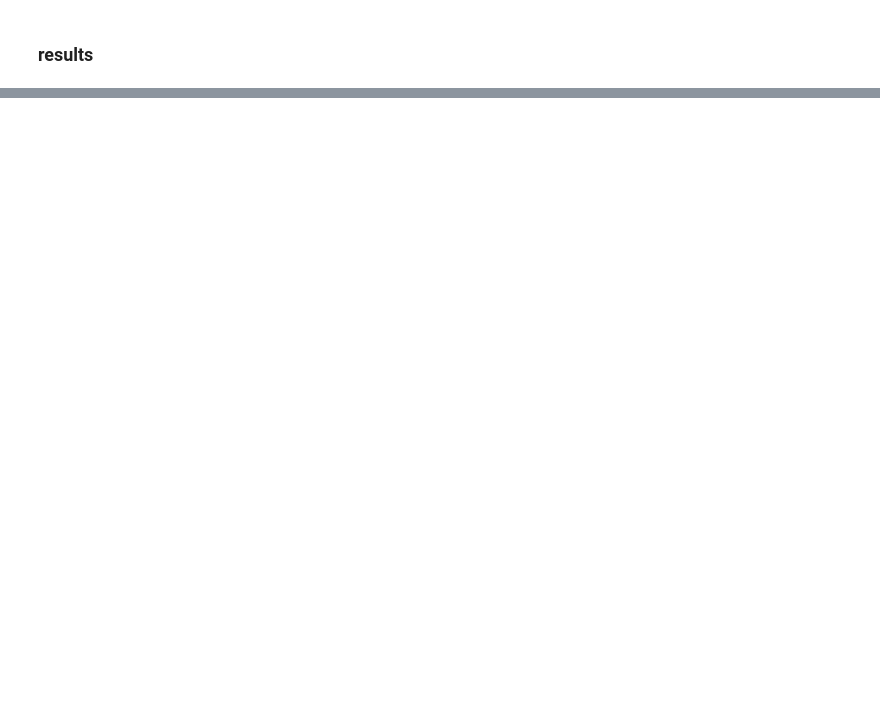
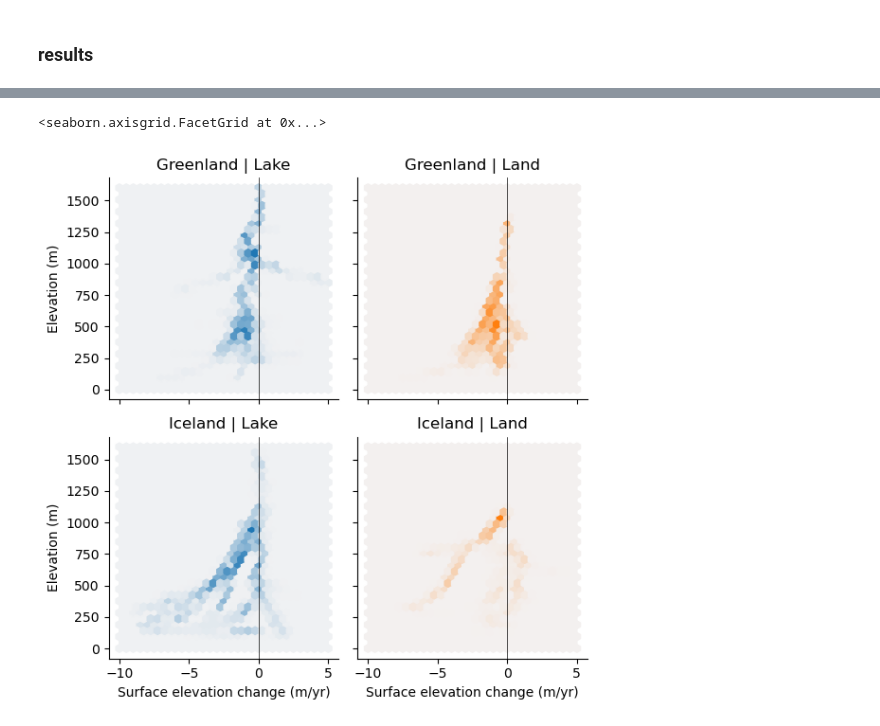
Before and after one commit to tlohde/lake-terminating-glaciers, a Jupyter notebook: src/jan25Update.ipynb, the cells around one changed output, grey strips where cells are left out. Cells and saved outputs as stored; diff of their text form; code cells hidden in the pictures; blank space fills up the shorter version.

```diff
--- a/src/jan25Update.ipynb
+++ b/src/jan25Update.ipynb
@@ -168,0 +306,10 @@ the site with the fewest/most DEMs used 2/148. mean/median: 48/36
+# %%
+sample_files = glob('../data/id*/sec_sample.parquet')
+sample_files.remove('../data/id32_1327449x_-2520905y/sec_sample.parquet')  # removing dodgy 32!
+# read in all sample files
+samples = pd.concat(
+    [pd.read_parquet(sf) for sf in sample_files]
+)
+
+print(f'there are {len(samples)} sample points in total\nand by where/type the breakdown is:')
+print(samples.groupby(['where','lake_land'])['z_median'].count().to_markdown())
@@ -168,0 +326,27 @@ the site with the fewest/most DEMs used 2/148. mean/median: 48/36
+# %%
+def hexbin(x, y, color, **kwargs):
+    cmap = sns.light_palette(color, as_cmap=True)
+    plt.hexbin(x, y, gridsize=30, cmap=cmap, **kwargs)
+
+
+fg = sns.FacetGrid(samples,
+                    row='where',
+                    col='lake_land',
+                    hue='lake_land',
+                    hue_order=['lake', 'land'],
+                    row_order=['greenland', 'iceland'],
+                    col_order=['lake', 'land'],
+)
+fg.map(hexbin, "slope", "z_median", extent=[-10,5,0,1600])
+
+for ax in fg.axes.flat:
+    t = ax.get_title()
+    t = t.replace('where = ', "").replace('lake_land = ', "")
+    ax.set_title(t.title())
+    ax.axvline(0, c='k', lw=0.5)
+
+fg.set(xlabel='Surface elevation change (m/yr)',
+       ylabel='Elevation (m)')
+# %% [output]
+<seaborn.axisgrid.FacetGrid at 0x...>
+[figure, added]
```
Also changed, not shown: parts of 11 cells of this notebook, 1 other file.
